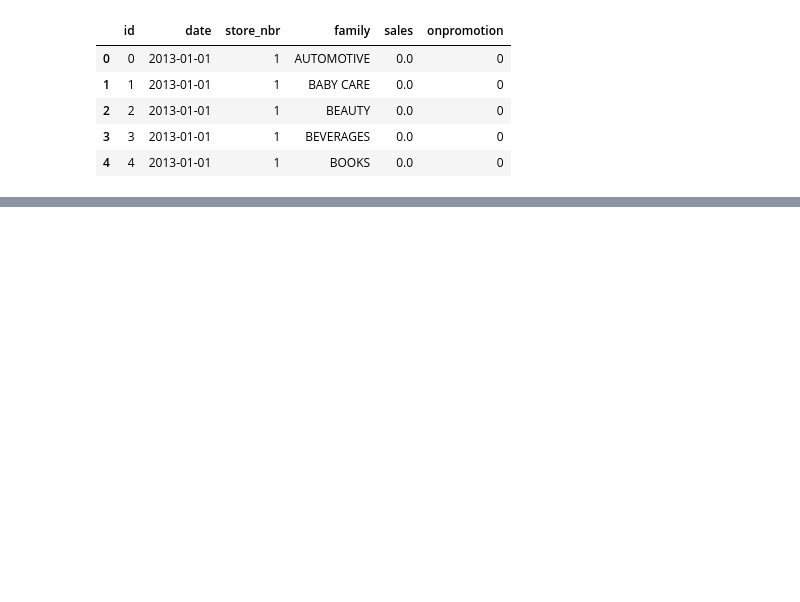
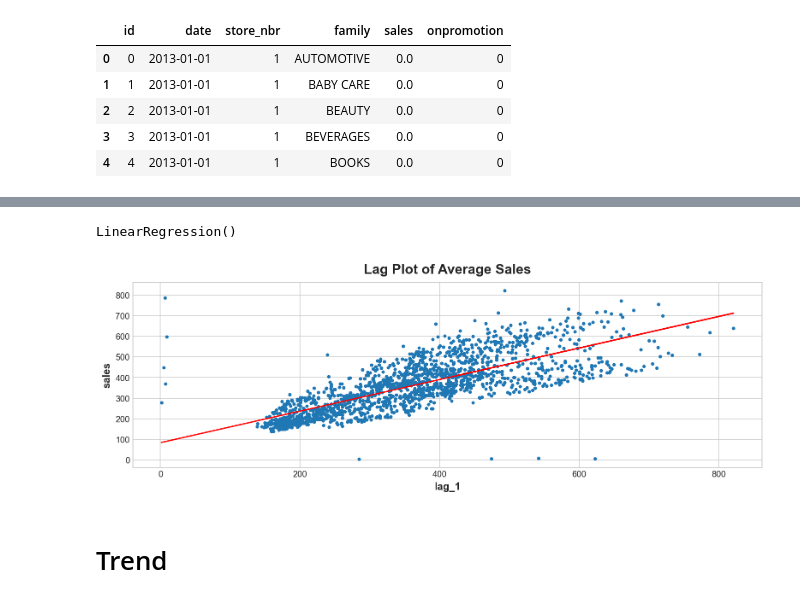
Before and after one commit to AliakbarMehdizadeh/time-series, a Jupyter notebook: Time-Series.ipynb, the cells around one changed output, grey strips where cells are left out. Drawn from its saved outputs; the diff is of its cells as text; code cells hidden in the pictures; blank space fills up the shorter version.

```diff
--- a/Time-Series.ipynb
+++ b/Time-Series.ipynb
@@ -13,0 +125,21 @@ x_train.head()
+# %%
+X = df.loc[:, ['lag_1']].dropna()
+y = df.loc[:, 'sales']
+# %%
+y, X = y.align(X, join='inner')
+# %%
+model = LinearRegression()
+model.fit(X,y)
+# %% [output]
+LinearRegression()
+# %%
+y_pred = model.predict(X)
+# %%
+fig, ax = plt.subplots()
+ax.plot(X['lag_1'], y, '.')
+ax.plot(X['lag_1'], y_pred, color='red')
+ax.set(ylabel='sales', xlabel='lag_1', title='Lag Plot of Average Sales');
+# %% [output]
+[figure, added]
+# %% [markdown]
+# Trend
```
Also changed, not shown: parts of 18 cells of this notebook.
